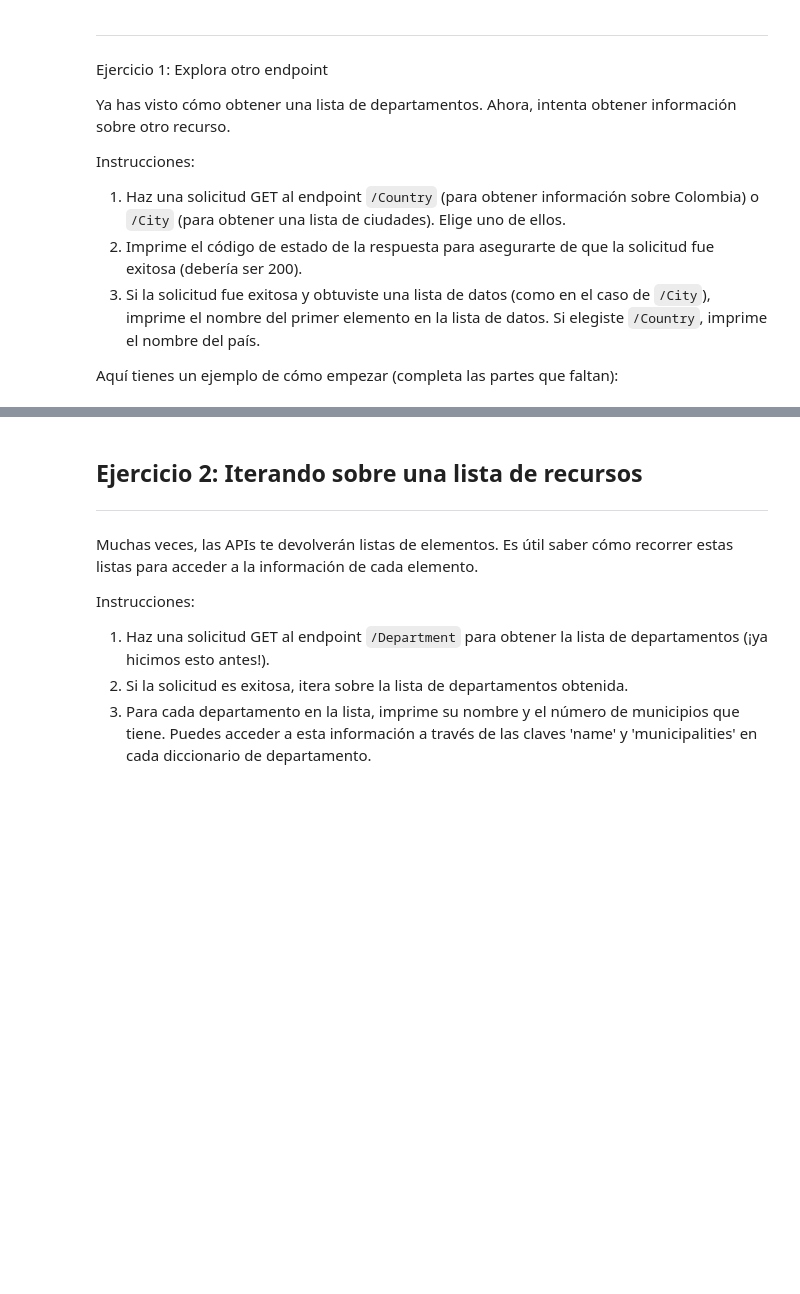
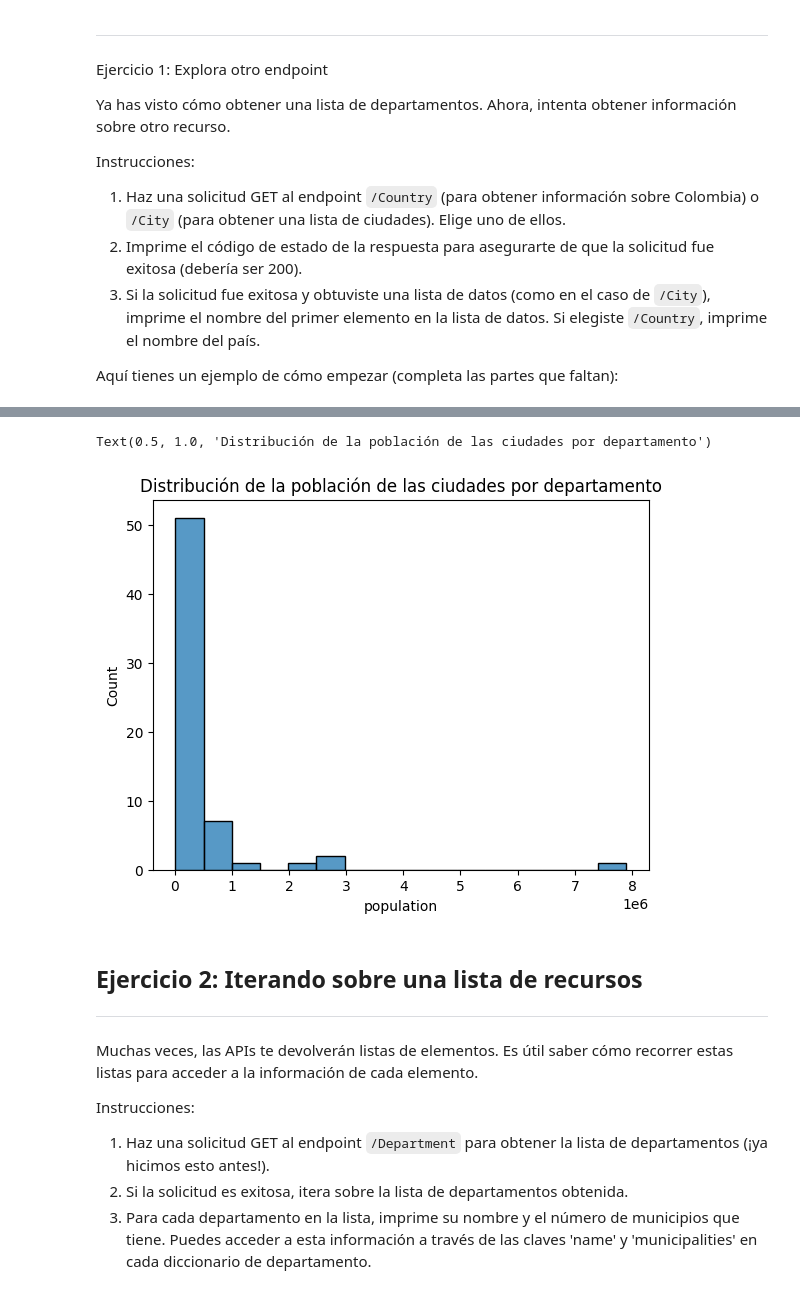
Before and after one commit to cdsaineac/Bootcamp-DS-202605, a Jupyter notebook: Clase 12 - API/Consulta de datos por APIs.ipynb, the cells around one changed output, grey strips where cells are left out. Saved outputs shown, nothing was run; the diff lists cells and outputs as text; code cells hidden in the pictures; blank space fills up the shorter version.

```diff
--- a/Clase 12 - API/Consulta de datos por APIs.ipynb
+++ b/Clase 12 - API/Consulta de datos por APIs.ipynb
@@ -295,0 +243,11 @@ Nombre: Colombia
+# %%
+base_url = "https://api-colombia.com/api/v1"
+chosen_endpoint = "/City"
+
+respuesta_api = requests.get(base_url + chosen_endpoint)
+# %%
+import pandas as pd
+print(respuesta_api.status_code) ## Reviso el codigo de estado. DEbe ser 200 para indicar que la solicitud fue exitosa.
+respuesta_json = respuesta_api.json()  ## Almaceno la respuesta en formato JSON en una variable
+print(respuesta_json)
+df_api = pd.DataFrame.from_dict(respuesta_json) ## Utilizo ese JSON para crear un DataFrame de pandas
@@ -295,0 +277,8 @@ Nombre: Colombia
+# %%
+import matplotlib.pyplot as plt
+import seaborn as sns
+sns.histplot(data=df_api, x='population')
+plt.title('Distribución de la población de las ciudades por departamento')
+# %% [output]
+Text(0.5, 1.0, 'Distribución de la población de las ciudades por departamento')
+[figure, added]
```
Also changed, not shown: parts of 12 cells of this notebook, 3 other files.
